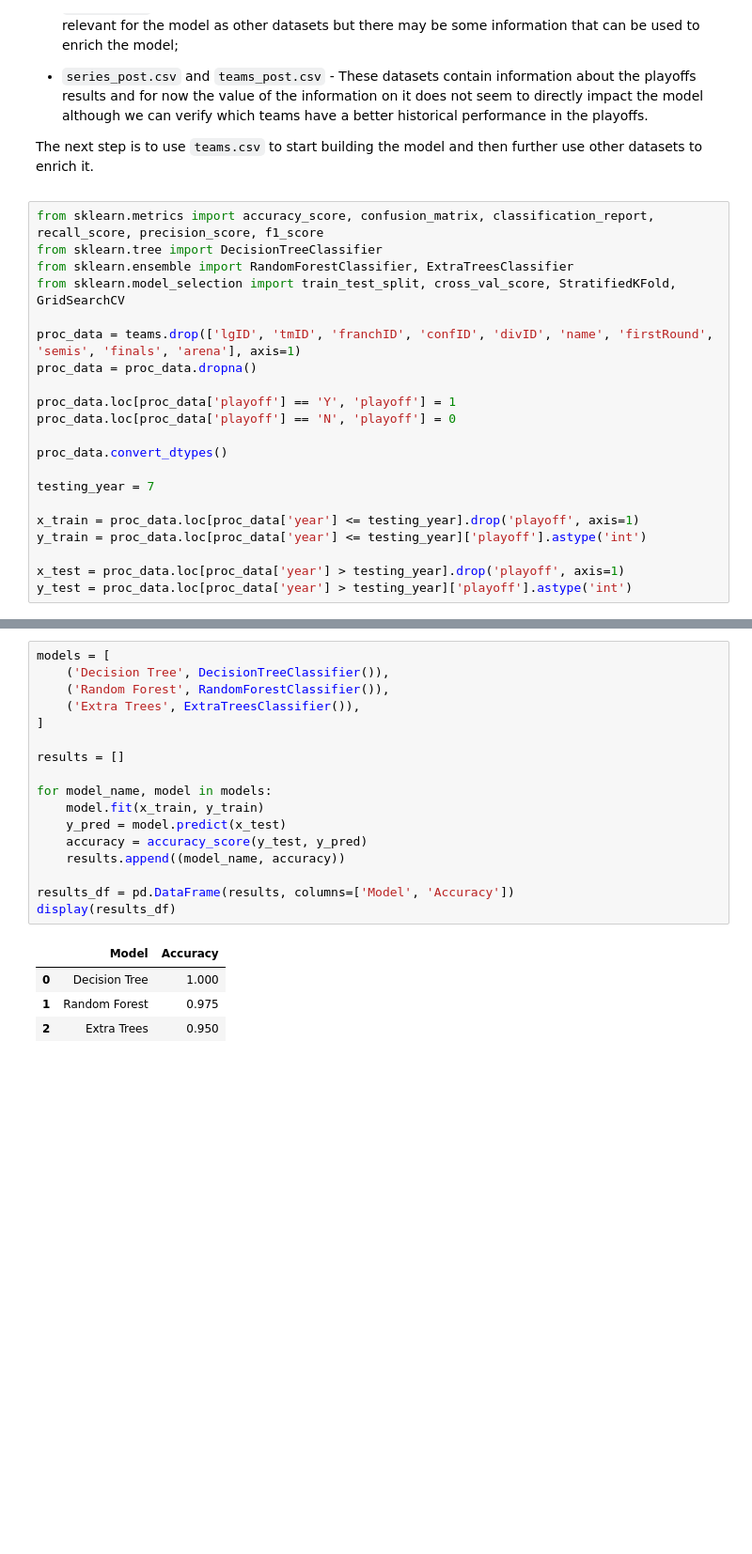
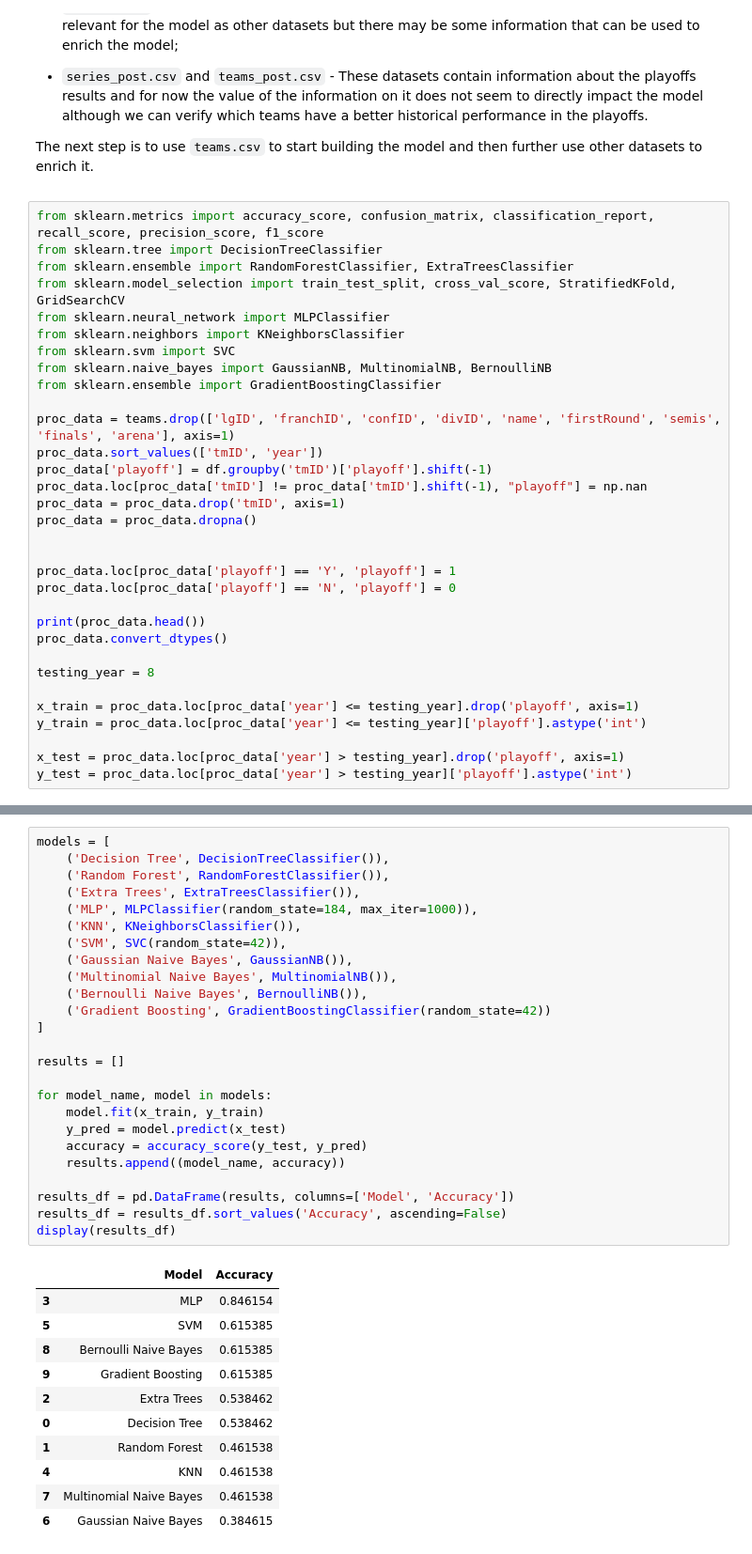
Before and after one commit to TomasM30/WNBA-playoff-prediction, a Jupyter notebook: notebooks/data_exploration.ipynb, the cells around one changed output, grey strips where cells are left out. Shown at 94% size. Saved outputs shown, nothing was run; the diff lists cells and outputs as text; blank space fills up the shorter version.

Commit message:
correctly shifted the playoff to predict the next year

```diff
--- a/notebooks/data_exploration.ipynb
+++ b/notebooks/data_exploration.ipynb
@@ -163,16 +168,27 @@ from sklearn.metrics import accuracy_score, confusion_matrix, classification_rep
 from sklearn.tree import DecisionTreeClassifier
 from sklearn.ensemble import RandomForestClassifier, ExtraTreesClassifier
 from sklearn.model_selection import train_test_split, cross_val_score, StratifiedKFold, GridSearchCV
+from sklearn.neural_network import MLPClassifier
+from sklearn.neighbors import KNeighborsClassifier
+from sklearn.svm import SVC
+from sklearn.naive_bayes import GaussianNB, MultinomialNB, BernoulliNB
+from sklearn.ensemble import GradientBoostingClassifier
 
-proc_data = teams.drop(['lgID', 'tmID', 'franchID', 'confID', 'divID', 'name', 'firstRound', 'semis', 'finals', 'arena'], axis=1)
+proc_data = teams.drop(['lgID', 'franchID', 'confID', 'divID', 'name', 'firstRound', 'semis', 'finals', 'arena'], axis=1)
+proc_data.sort_values(['tmID', 'year'])
+proc_data['playoff'] = df.groupby('tmID')['playoff'].shift(-1)
+proc_data.loc[proc_data['tmID'] != proc_data['tmID'].shift(-1), "playoff"] = np.nan
+proc_data = proc_data.drop('tmID', axis=1)
 proc_data = proc_data.dropna()
+
 
 proc_data.loc[proc_data['playoff'] == 'Y', 'playoff'] = 1
 proc_data.loc[proc_data['playoff'] == 'N', 'playoff'] = 0
 
+print(proc_data.head())
 proc_data.convert_dtypes()
 
-testing_year = 7
+testing_year = 8
 
 x_train = proc_data.loc[proc_data['year'] <= testing_year].drop('playoff', axis=1)
 y_train = proc_data.loc[proc_data['year'] <= testing_year]['playoff'].astype('int')
@@ -182,22 +216,37 @@ y_test = proc_data.loc[proc_data['year'] > testing_year]['playoff'].astype('int'
 # %%
 models = [
     ('Decision Tree', DecisionTreeClassifier()),
     ('Random Forest', RandomForestClassifier()),
     ('Extra Trees', ExtraTreesClassifier()),
+    ('MLP', MLPClassifier(random_state=184, max_iter=1000)),
+    ('KNN', KNeighborsClassifier()),
+    ('SVM', SVC(random_state=42)),
+    ('Gaussian Naive Bayes', GaussianNB()),
+    ('Multinomial Naive Bayes', MultinomialNB()),
+    ('Bernoulli Naive Bayes', BernoulliNB()),
+    ('Gradient Boosting', GradientBoostingClassifier(random_state=42))
 ]
 
 results = []
 
 for model_name, model in models:
     model.fit(x_train, y_train)
     y_pred = model.predict(x_test)
     accuracy = accuracy_score(y_test, y_pred)
     results.append((model_name, accuracy))
 
 results_df = pd.DataFrame(results, columns=['Model', 'Accuracy'])
+results_df = results_df.sort_values('Accuracy', ascending=False)
 display(results_df)
 # %% [output]
 |  | Model | Accuracy |
-| 0 | Decision Tree | 1.000 |
-| 1 | Random Forest | 0.975 |
-| 2 | Extra Trees | 0.950 |
+| 3 | MLP | 0.846154 |
+| 5 | SVM | 0.615385 |
+| 8 | Bernoulli Naive Bayes | 0.615385 |
+| 9 | Gradient Boosting | 0.615385 |
+| 2 | Extra Trees | 0.538462 |
+| 0 | Decision Tree | 0.538462 |
+| 1 | Random Forest | 0.461538 |
+| 4 | KNN | 0.461538 |
+| 7 | Multinomial Naive Bayes | 0.461538 |
+| 6 | Gaussian Naive Bayes | 0.384615 |
```
Also changed, not shown: parts of 2 cells of this notebook.
